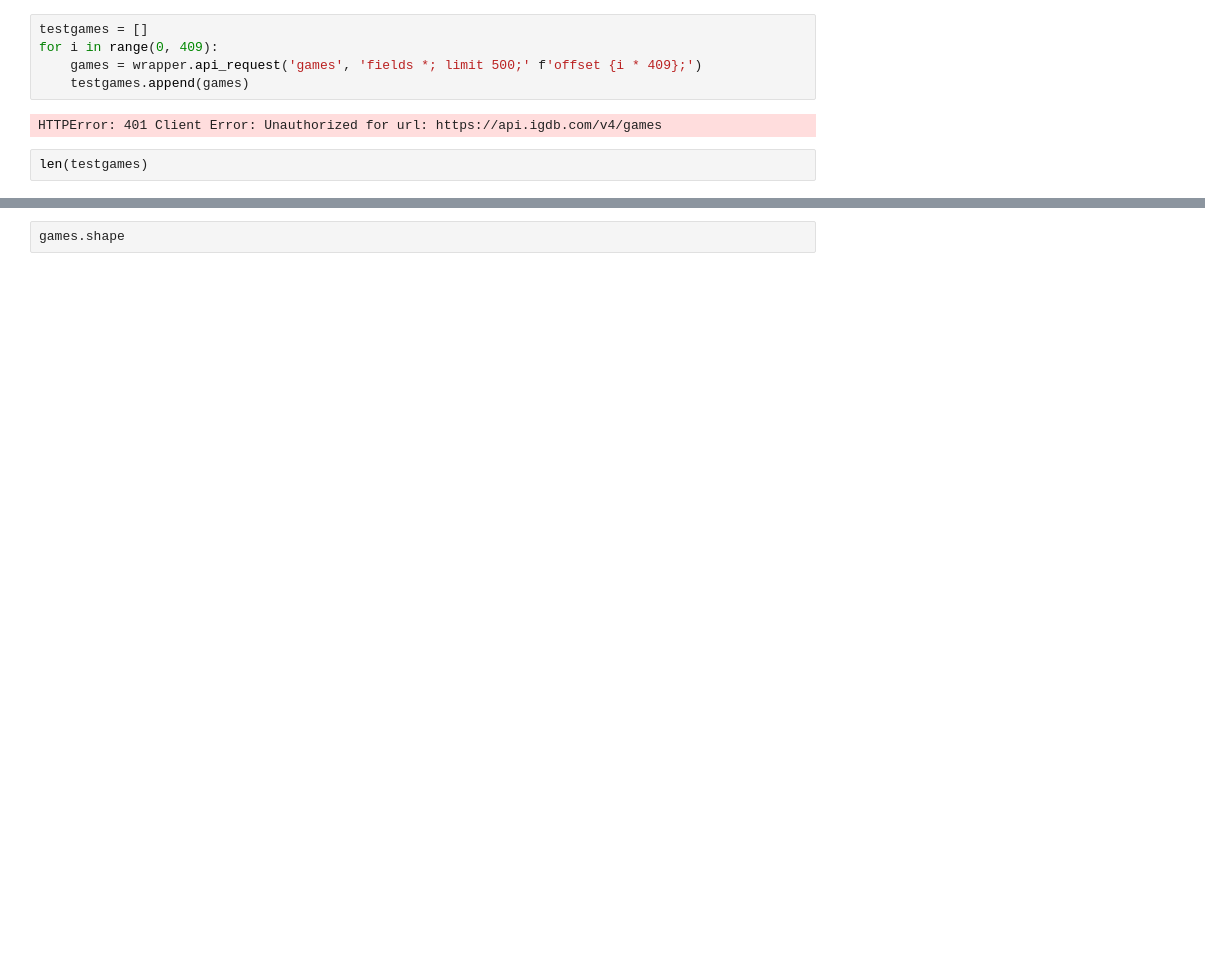
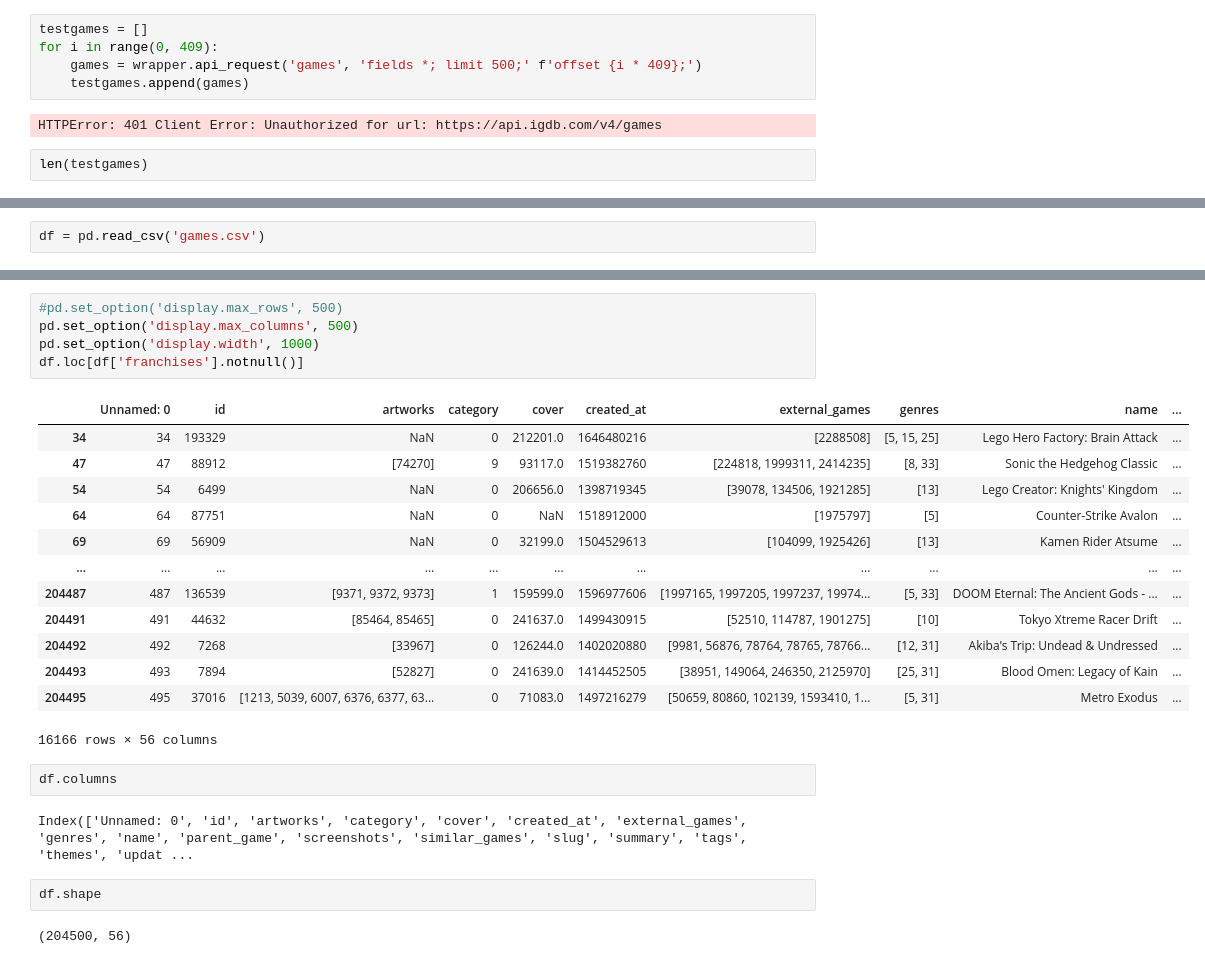
Before and after one commit to MrEnigmamgine/Videogame-Capstone_fork, a Jupyter notebook: Lindy_workbook.ipynb, the cells around one changed output, grey strips where cells are left out. Saved outputs shown, nothing was run; the diff lists cells and outputs as text; blank space fills up the shorter version.

```diff
--- a/Lindy_workbook.ipynb
+++ b/Lindy_workbook.ipynb
@@ -49,0 +45,2 @@ df = pd.DataFrame(eval(games_message))
+# %%
+df = pd.read_csv('games.csv')
@@ -50,2 +80,27 @@ df = pd.DataFrame(eval(games_message))
+# %%
+#pd.set_option('display.max_rows', 500)
+pd.set_option('display.max_columns', 500)
+pd.set_option('display.width', 1000)
+df.loc[df['franchises'].notnull()]
+# %% [output]
+|  | Unnamed: 0 | id | artworks | category | cover | created_at | external_games | genres | name | ... |
+| 34 | 34 | 193329 | NaN | 0 | 212201.0 | 1646480216 | [2288508] | [5, 15, 25] | Lego Hero Factory: Brain Attack | ... |
+| 47 | 47 | 88912 | [74270] | 9 | 93117.0 | 1519382760 | [224818, 1999311, 2414235] | [8, 33] | Sonic the Hedgehog Classic | ... |
+| 54 | 54 | 6499 | NaN | 0 | 206656.0 | 1398719345 | [39078, 134506, 1921285] | [13] | Lego Creator: Knights' Kingdom | ... |
+| 64 | 64 | 87751 | NaN | 0 | NaN | 1518912000 | [1975797] | [5] | Counter-Strike Avalon | ... |
+| 69 | 69 | 56909 | NaN | 0 | 32199.0 | 1504529613 | [104099, 1925426] | [13] | Kamen Rider Atsume | ... |
+| ... | ... | ... | ... | ... | ... | ... | ... | ... | ... | ... |
+| 204487 | 487 | 136539 | [9371, 9372, 9373] | 1 | 159599.0 | 1596977606 | [1997165, 1997205, 1997237, 19974... | [5, 33] | DOOM Eternal: The Ancient Gods - ... | ... |
+| 204491 | 491 | 44632 | [85464, 85465] | 0 | 241637.0 | 1499430915 | [52510, 114787, 1901275] | [10] | Tokyo Xtreme Racer Drift | ... |
+| 204492 | 492 | 7268 | [33967] | 0 | 126244.0 | 1402020880 | [9981, 56876, 78764, 78765, 78766... | [12, 31] | Akiba's Trip: Undead & Undressed | ... |
+| 204493 | 493 | 7894 | [52827] | 0 | 241639.0 | 1414452505 | [38951, 149064, 246350, 2125970] | [25, 31] | Blood Omen: Legacy of Kain | ... |
+| 204495 | 495 | 37016 | [1213, 5039, 6007, 6376, 6377, 63... | 0 | 71083.0 | 1497216279 | [50659, 80860, 102139, 1593410, 1... | [5, 31] | Metro Exodus | ... |
+16166 rows × 56 columns
+# %%
+df.columns
+# %% [output]
+Index(['Unnamed: 0', 'id', 'artworks', 'category', 'cover', 'created_at', 'external_games', 'genres', 'name', 'parent_game', 'screenshots', 'similar_games', 'slug', 'summary', 'tags', 'themes', 'updat ...
 # %%
-games.shape
+df.shape
+# %% [output]
+(204500, 56)
```
Also changed, not shown: parts of 13 cells of this notebook.
